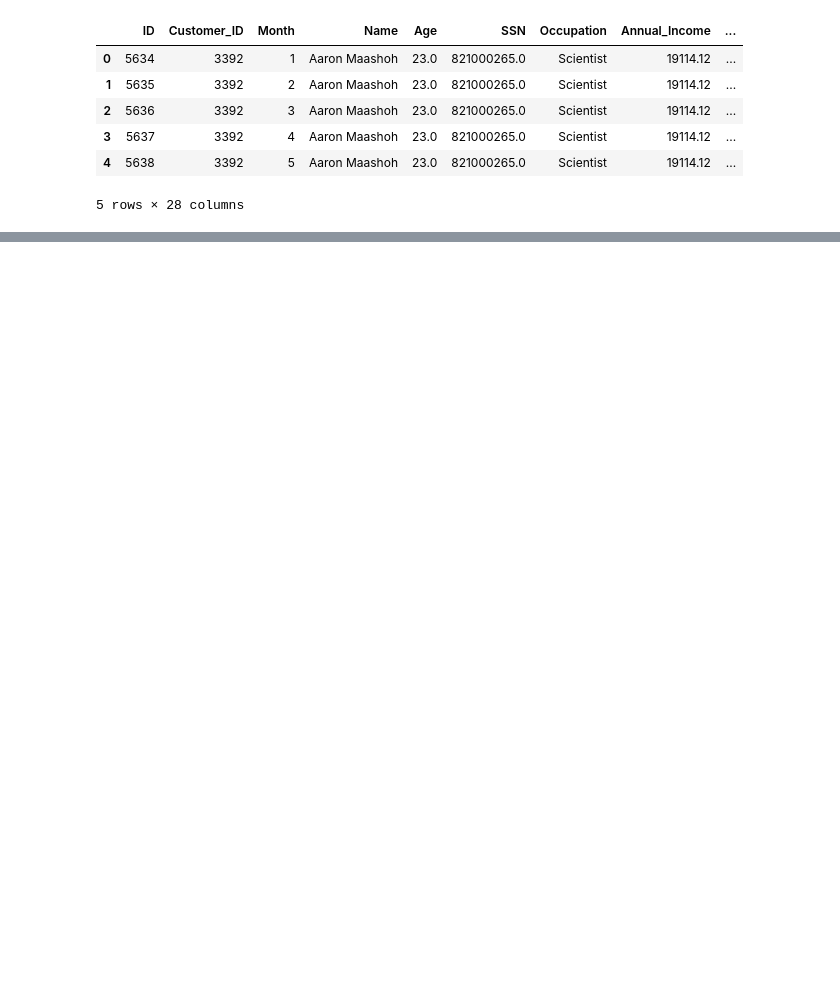
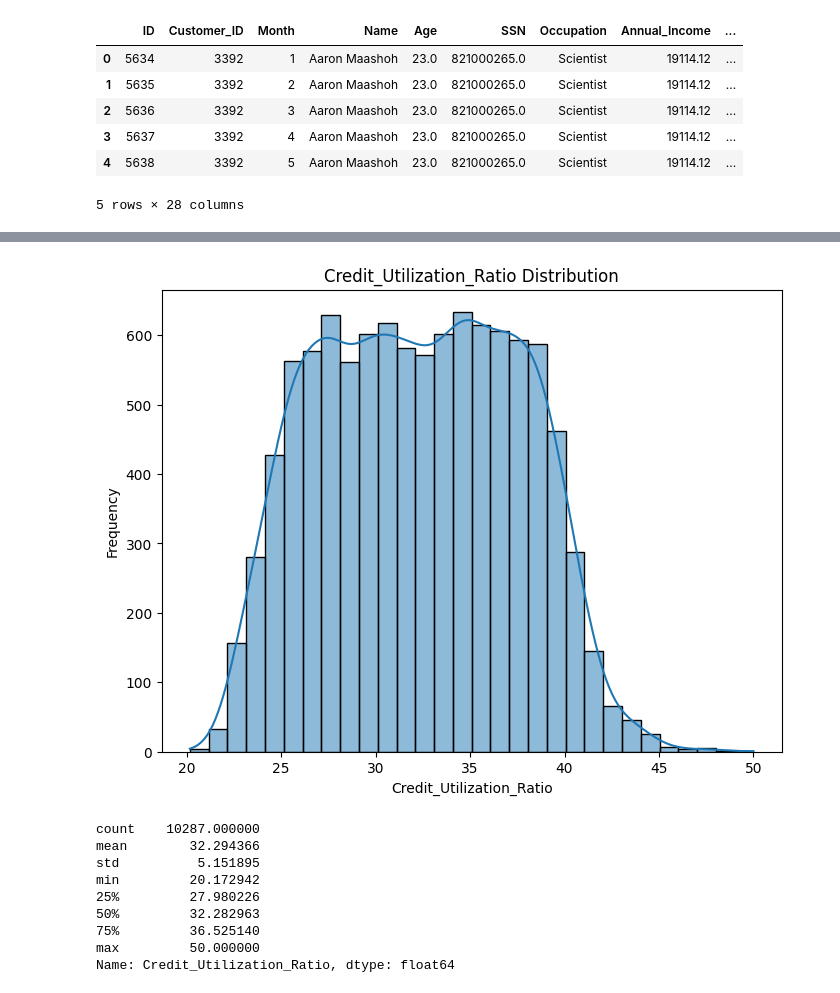
Before and after one commit to thisisanuragn/ANURAG-N, a Jupyter notebook: AnuragN.ipynb, the cells around one changed output, grey strips where cells are left out. Saved outputs shown, nothing was run; the diff lists cells and outputs as text; code cells hidden in the pictures; blank space fills up the shorter version.

```diff
--- a/AnuragN.ipynb
+++ b/AnuragN.ipynb
@@ -119,0 +112,22 @@ filtered_data = numerical_data[~((numerical_data < (Q1 - 1.5 * IQR)) |(numerical
+# %%
+# Plot the distribution of credit scores
+plt.figure(figsize=(8, 6))
+sns.histplot(data['Credit_Utilization_Ratio'], kde=True, bins=30)
+plt.title('Credit_Utilization_Ratio Distribution')
+plt.xlabel('Credit_Utilization_Ratio')
+plt.ylabel('Frequency')
+plt.show()
+
+# Summary statistics of credit score
+print(data['Credit_Utilization_Ratio'].describe())
+# %% [output]
+[figure, added]
+count    10287.000000
+mean        32.294366
+std          5.151895
+min         20.172942
+25%         27.980226
+50%         32.282963
+75%         36.525140
+max         50.000000
+Name: Credit_Utilization_Ratio, dtype: float64
```
Also changed, not shown: parts of 23 cells of this notebook.
